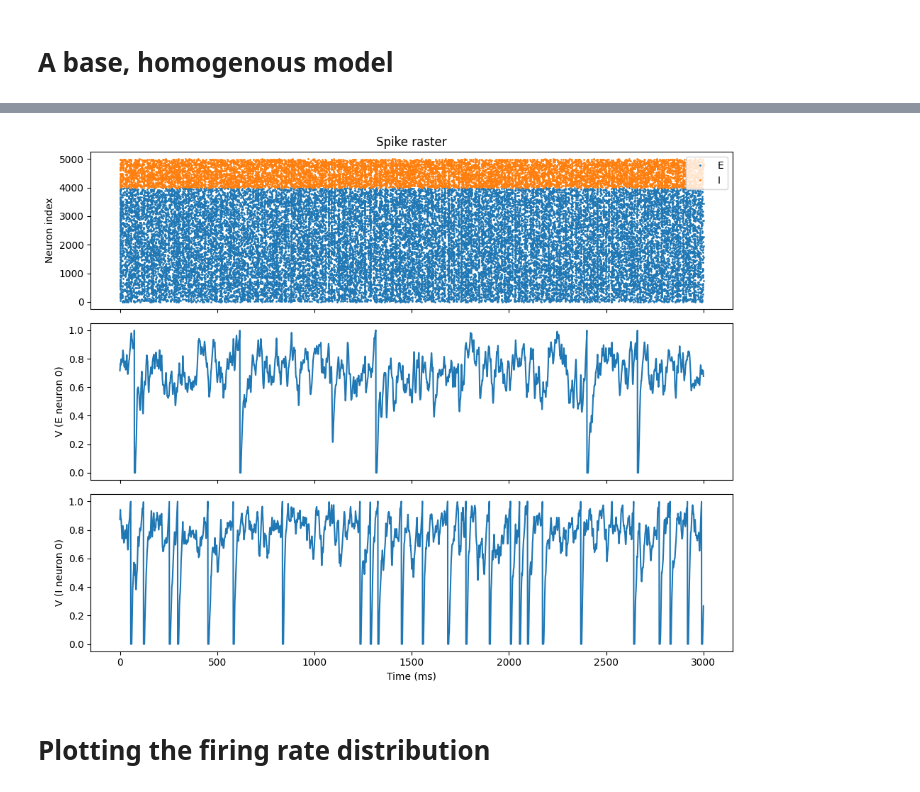
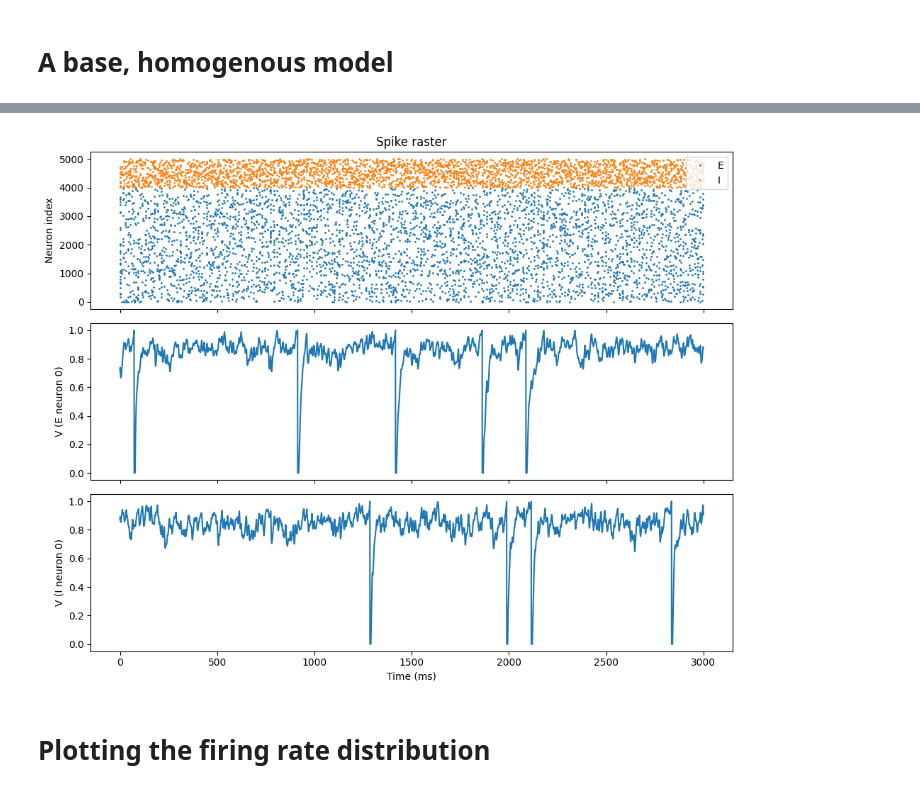
Before and after one commit to arjunpur/clustered-networks, a Jupyter notebook: base_model.ipynb, the cells around one changed output, grey strips where cells are left out. Drawn from its saved outputs; the diff is of its cells as text; code cells hidden in the pictures.

Commit message:
Clustering

```diff
--- a/base_model.ipynb
+++ b/base_model.ipynb
@@ -154,8 +166,11 @@ rng = params.get_rng()
 
 # Unpack scaled weights
 j_ee, j_ei, j_ie, j_ii = params.scaled_weights
+t1 = params.t1
+t2_e = params.t2_e
+t2_i = params.t2_i
 
-eqs = """
+eqs_base = """
 dV/dt = (mu - V) / tau + Isyn_e + Isyn_i : 1 (unless refractory)
 Isyn_e = g_e : 1/second
 Isyn_i = g_i : 1/second
@@ -170,10 +185,15 @@ mu : 1      # per-neuron bias (external input)
 tau : second  # per-neuron membrane time constant
 """
 
+# Excitatory neurons include cluster_id for clustered connectivity
+eqs_E = eqs_base + """
+cluster_id : integer (constant)  # cluster membership for E->E clustering
+"""
+
 # Excitatory population
 E = NeuronGroup(
     params.N_E,
-    eqs,
+    eqs_E,
     threshold=f'V > {params.Vt}',
     reset=f'V = {params.Vr}',
     refractory=params.refractory_t,
@@ -183,7 +203,7 @@ E = NeuronGroup(
 # Inhibitory population
 I = NeuronGroup(
     params.N_I,
-    eqs,
+    eqs_base,
     threshold=f'V > {params.Vt}',
     reset=f'V = {params.Vr}',
     refractory=params.refractory_t,
@@ -201,9 +221,7 @@ I.V = rng.uniform(params.Vr, params.Vt, size=params.N_I)
 E.tau = params.tau_e
 I.tau = params.tau_i
 
-# Set up synapses - these don't yet create the synapses till connect() is called
-# E -> E
-S_ee = Synapses(E, E, 'w: 1', on_pre='x_e_post += w/t1', dt=params.dt)
+# Set up synapses for connections involving inhibitory neurons
 # E -> I
 S_ie = Synapses(E, I, 'w: 1', on_pre='x_e_post += w/t1', dt=params.dt)
 # I -> E
@@ -211,7 +229,7 @@ S_ei = Synapses(I, E, 'w: 1', on_pre='x_i_post += w/t1', dt=params.dt)
 # I -> I
 S_ii = Synapses(I, I, 'w: 1', on_pre='x_i_post += w/t1', dt=params.dt)
 
-# Anything involving the inhibitory population is shares the same probability
+# Connect inhibitory synapses (same probability for all)
 S_ei.connect(p=params.p_conn_i)
 S_ie.connect(p=params.p_conn_i)
 S_ii.connect(p=params.p_conn_i)
@@ -220,40 +238,38 @@ S_ie.w = j_ie
 S_ei.w = j_ei
 S_ii.w = j_ii
 
+# E -> E connections: handle clustering if enabled
+# Uses a single Synapses object with cluster-aware connectivity
+S_ee = Synapses(E, E, 'w: 1', on_pre='x_e_post += w/t1', dt=params.dt)
 
-# If clustering enabled, set weights and connection probabilities appropriately:
-# 1/ intra-cluster connection probability: p_in
-# 2/ inter-cluster connection probability: p_out
-# 3/ the ratio p_in/p_out is fixed by R_ee (governs clustering)
-# 4/ weights of synapses intra-cluster are multiplied by 1.9
 if cluster_params.enabled:
-    p_in, p_out = cluster_params.calculate_p_in_out()
-    # Set up clusters
+    p_in, p_out = cluster_params.calculate_p_in_out(params.N_E, params.p_conn_e)
+
+    # Assign cluster IDs to excitatory neurons
     cluster_idxs = create_clusters(cluster_params.cluster_size, params.N_E)
-    clusters = [E[cluster] for cluster in cluster_idxs]
+    for cid, indices in enumerate(cluster_idxs):
+        E.cluster_id[indices] = cid
 
-    # Adjust weights b/w neurons in cluster
+    # Connect with different probabilities based on cluster membership
+    # Brian2 automatically creates cluster_id_pre and cluster_id_post
+    # Note: Brian2 doesn't support Python ternary syntax, so we use boolean arithmetic:
+    # same_cluster=1 -> p_out + (p_in - p_out)*1 = p_in
+    # same_cluster=0 -> p_out + (p_in - p_out)*0 = p_out
+    S_ee.connect(
+        condition='i != j',
+        p='p_out + (p_in - p_out) * (cluster_id_pre == cluster_id_post)', #
+        namespace={'p_in': p_in, 'p_out': p_out}
+    )
 
-    # Connect neurons within a cluster with probability p_in
-    intra_cluster_synapses = []
-    inter_cluster_synapses = []
-    for cluster in cluster_idxs:
-        S_cluster_ii = Synapses(cluster, cluster, 'w: 1', on_pre='x_e_post += w/t1', dt=params.dt)
-        S_cluster_ii.connect(p=p_in)
-        S_cluster_ii.w = j_ee * cluster_params.weight_scaling_factor
-        intra_cluster_synapses.append(S_cluster_ii)
-
-    for i, cluster in enumerate(cluster_idxs):
-        S_cluster_ii = Synapses(cluster, cluster, 'w: 1', on_pre='x_e_post += w/t1', dt=params.dt)
-        S_cluster_ii.connect(p=p_in)
-        intra_cluster_synapses.append(S_cluster_ii)
-
+    # Set weights: stronger for within-cluster, baseline for between-cluster
+    same_cluster = (E.cluster_id[S_ee.i] == E.cluster_id[S_ee.j])
+    S_ee.w[same_cluster] = j_ee * cluster_params.weight_scaling_factor
+    S_ee.w[~same_cluster] = j_ee
 else:
-    S_ee = Synapses(E, E, 'w: 1', on_pre='x_e_post += w/t1', dt=params.dt)
-    S_ee.connect(p=params.p_conn_e)
+    # No clustering: uniform connectivity
+    E.cluster_id = 0  # all neurons in "cluster 0"
+    S_ee.connect(condition='i != j', p=params.p_conn_e)
     S_ee.w = j_ee
-
-    # Connect neurons across cluster with probability p_out
 
 # --- External input to kick-start activity ---
 # Send a spike to a few E neurons at random times
@@ -270,7 +286,7 @@ M_I = StateMonitor(I, variables=['V'], record=True)
 spk_E = SpikeMonitor(E)
 spk_I = SpikeMonitor(I)
 
-# run(params.duration)
+run(params.duration)
 
 # --- Plotting ---
 fig, axes = plt.subplots(3, 1, figsize=(10, 8), sharex=True)
@@ -314,4 +330,4 @@ WARNING    The name "timestep" refers to different objects in different namespac
-[figure, old version]
+[figure, new version]
 # %%
 def firing_rate(spike_monitor, num_in_population, start_t, window_t):
     # The paper only counts spikes after 1.5s, and looks for 1.5s - we do the same
```
Also changed, not shown: parts of 3 cells of this notebook.
